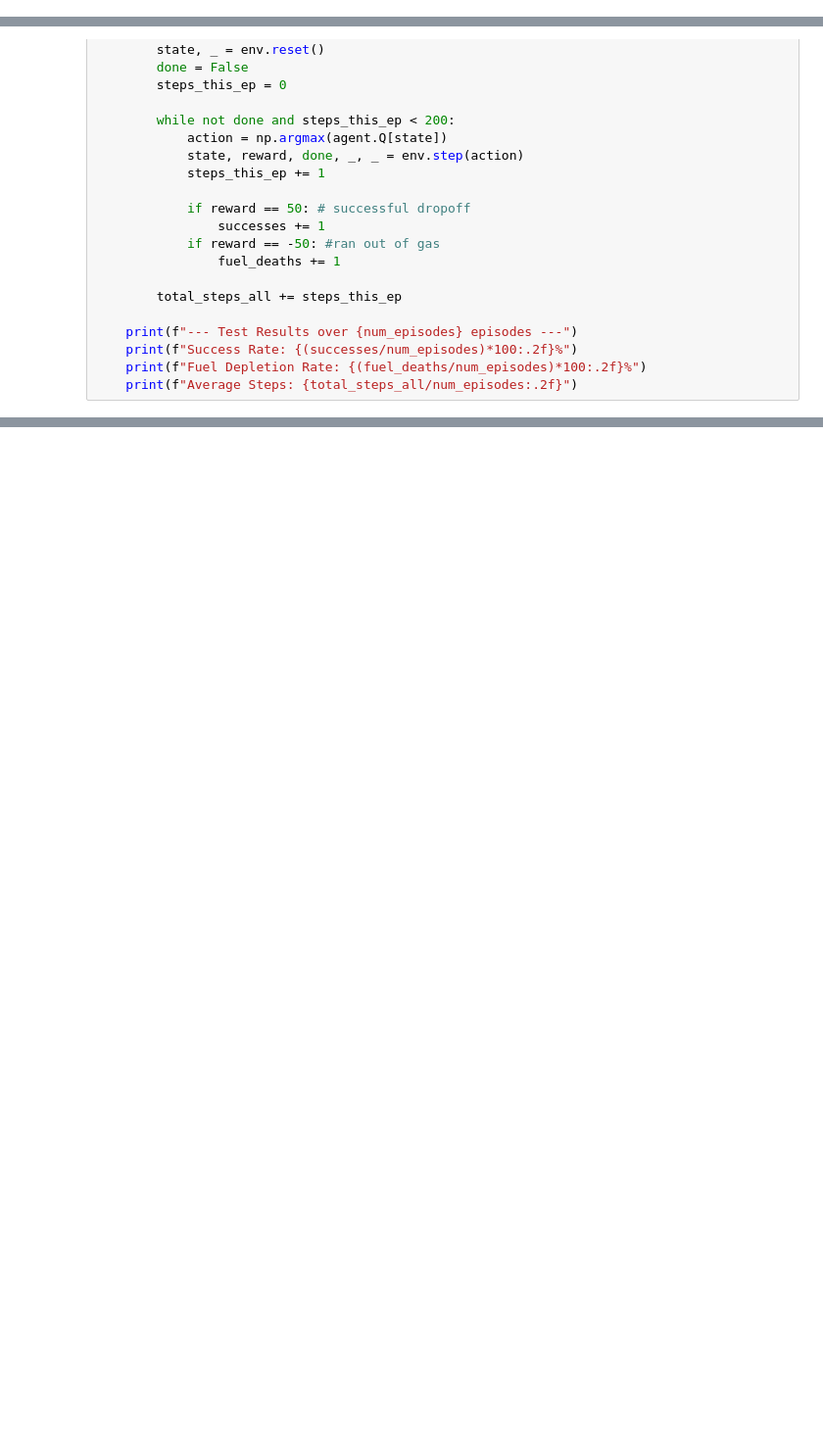
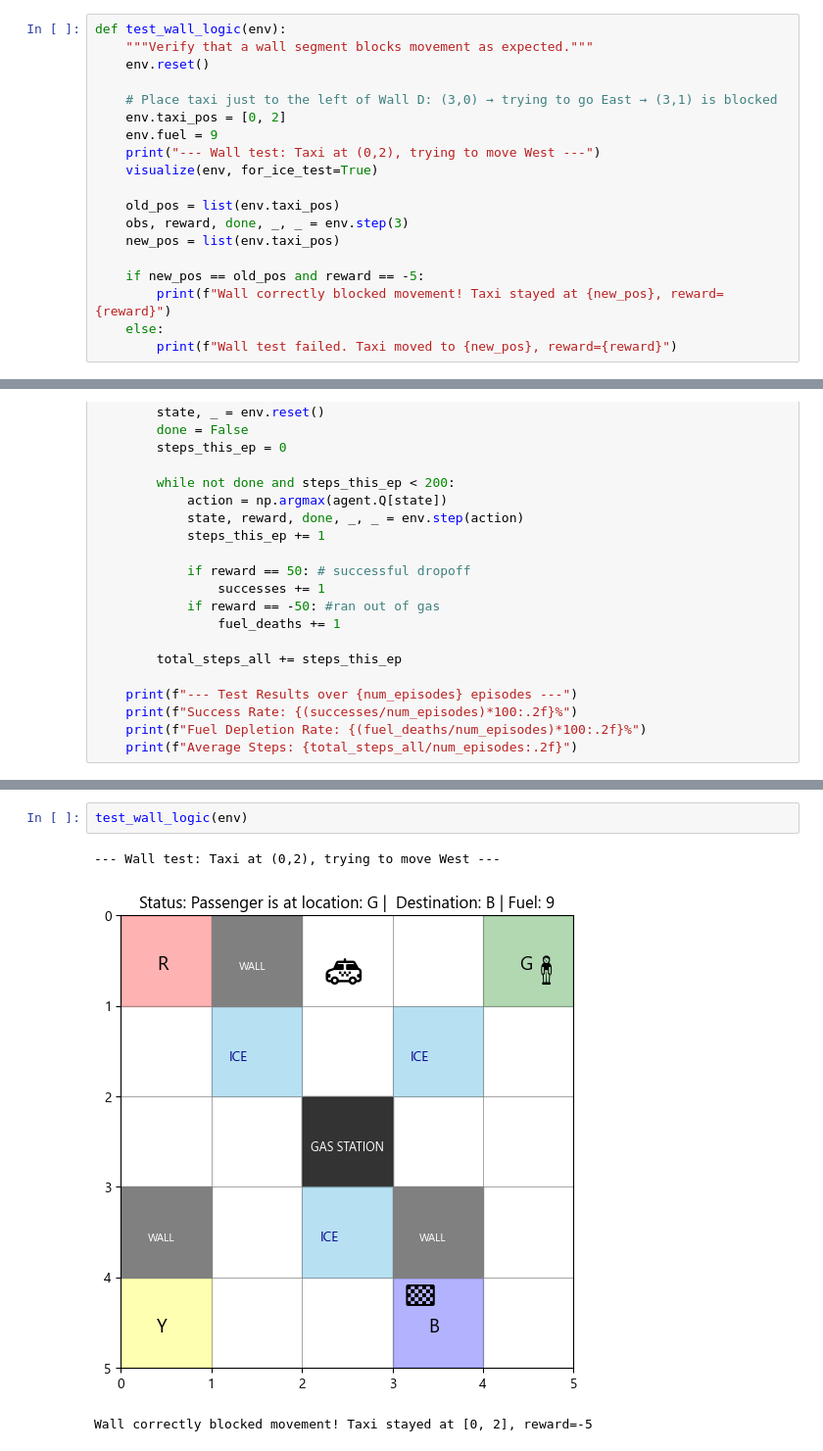
Before and after one commit to irinaradanovic/Taxi-problem-Reinforcement-learning, a Jupyter notebook: Taxi.ipynb, the cells around one changed output, grey strips where cells are left out. Shown at 98% size. Cells and saved outputs as stored; diff of their text form; blank space fills up the shorter version.

```diff
--- a/Taxi.ipynb
+++ b/Taxi.ipynb
@@ -333,3 +358,22 @@ def test_ice_logic(env):
+# %%
+def test_wall_logic(env):
+    """Verify that a wall segment blocks movement as expected."""
+    env.reset()
+
+    # Place taxi just to the left of Wall D: (3,0) → trying to go East → (3,1) is blocked
+    env.taxi_pos = [0, 2]
+    env.fuel = 9
+    print("--- Wall test: Taxi at (0,2), trying to move West ---")
+    visualize(env, for_ice_test=True)
+
+    old_pos = list(env.taxi_pos)
+    obs, reward, done, _, _ = env.step(3)
+    new_pos = list(env.taxi_pos)
+
+    if new_pos == old_pos and reward == -5:
+        print(f"Wall correctly blocked movement! Taxi stayed at {new_pos}, reward={reward}")
+    else:
+        print(f"Wall test failed. Taxi moved to {new_pos}, reward={reward}")
 # %% [markdown]
 Simulating steps
 
@@ -412,3 +457,9 @@ test_ice_logic(env)
+# %%
+test_wall_logic(env)
+# %% [output]
+--- Wall test: Taxi at (0,2), trying to move West ---
+[figure, added]
+Wall correctly blocked movement! Taxi stayed at [0, 2], reward=-5
 # %%
 simulate_agent(env, agent)
 # %% [output]
```
Also changed, not shown: parts of 12 cells of this notebook.
